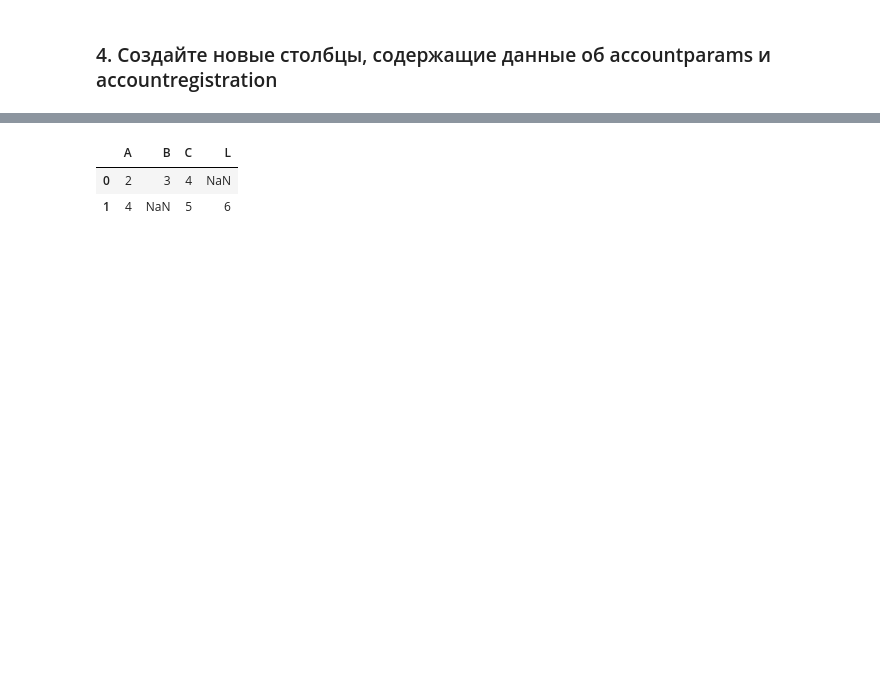
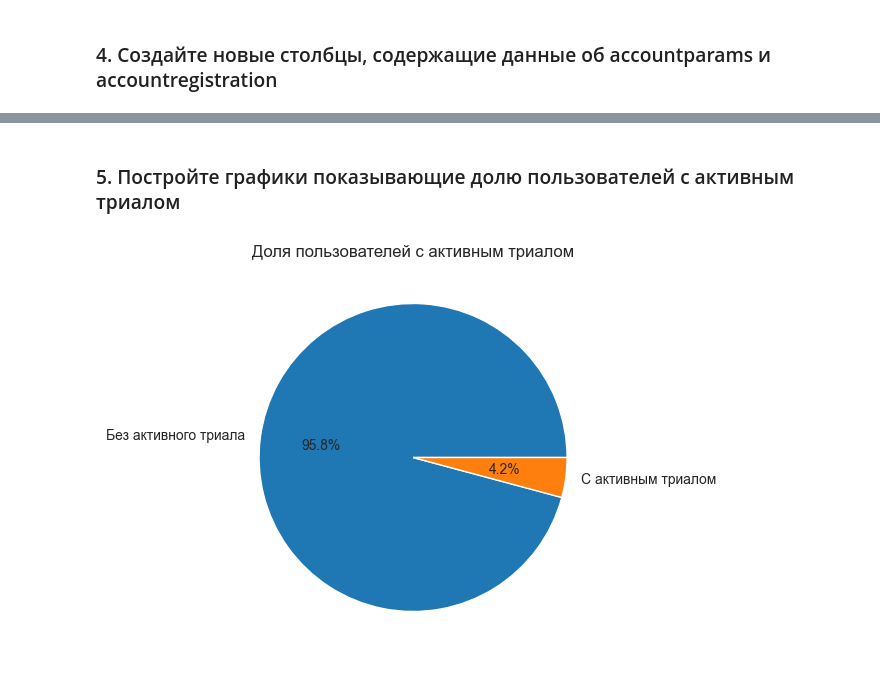
Before and after one commit to CuteLer/recommendation_systems_modul, a Jupyter notebook: main.ipynb, the cells around one changed output, grey strips where cells are left out. Cells and saved outputs as stored; diff of their text form; code cells hidden in the pictures; blank space fills up the shorter version.

```diff
--- a/main.ipynb
+++ b/main.ipynb
@@ -78,6 +61,5 @@ plt.show()
 # %% [markdown]
 ### 3. Создайте новые столбцы, содержащие информацию об ответах на вопросы
 # %%
-# data['Answers'] = data['Answers'].apply(json.loads)
-# data = pd.concat([data.drop(['Answers'], axis=1), data['Answers'].apply(pd.Series)], axis=1)
-#data['whoAmI']
+data['Answers'] = data['Answers'].apply(json.loads)
+data = pd.concat([data.drop(['Answers'], axis=1), data['Answers'].apply(pd.Series)], axis=1)
@@ -139,14 +81,22 @@ TypeError: the JSON object must be str, bytes or bytearray, not float
-# %%
-test = pd.DataFrame([['2', '3', '4']], columns=['A', 'B', 'C'])
-cn = pd.DataFrame([['4', '5', '6']], columns=['A', 'C', 'L'])
-
-main = pd.DataFrame([['2', '5'],['4', '7'], ['6', '9']], columns=['A', 'K'])
-
-r = pd.concat([test, cn], ignore_index=True, sort=False)
-r
-res = main.merge(r, on='A', how='left')
-# res
-# %% [output]
-|  | A | B | C | L |
-| 0 | 2 | 3 | 4 | NaN |
-| 1 | 4 | NaN | 5 | 6 |
+# %%
+json_columns = ['AccountParams', 'AccountRegistrationGAFullData', 'AccountRegistrationGAData']
+
+for column in json_columns:
+    data[column] = data[column].fillna('{}')
+    data[column] = data[column].apply(json.loads)
+    data = pd.concat([data.drop([column], axis=1), data[column].apply(pd.Series)], axis=1)
+
+data = data.loc[:,~data.columns.duplicated()].copy()
+# %% [markdown]
+### 5. Постройте графики показывающие долю пользователей с активным триалом
+# %%
+active_trial = data.groupby('AccountHasActiveLicense').agg({
+    'AccountID': 'count'
+})
+
+plt.figure(figsize=(5, 5))
+plt.title('Доля пользователей с активным триалом')
+plt.pie(active_trial.values.flatten(), labels=['Без активного триала', 'С активным триалом'], autopct='%1.1f%%')
+plt.show()
+# %% [output]
+[figure, added]
```
Also changed, not shown: parts of 9 cells of this notebook, 3 other files.
